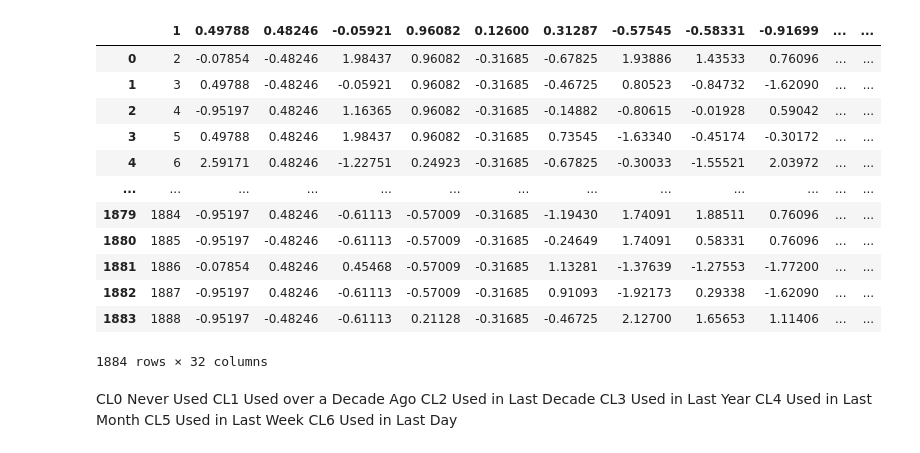
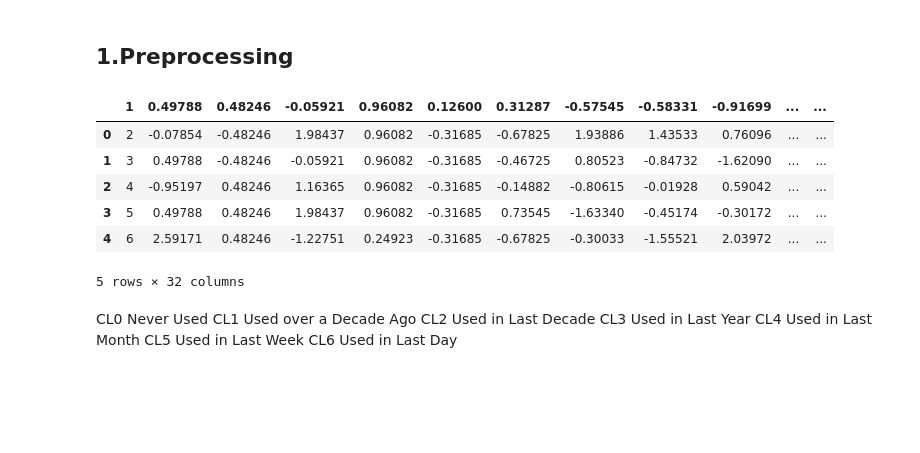
Before and after one commit to QuentinNav/Python_For_Data_Analysis_Drug_Consumption, a Jupyter notebook: Project_python_for_data_analysis.ipynb, the cells around one changed output. Saved outputs shown, nothing was run; the diff lists cells and outputs as text; code cells hidden in the pictures; blank space fills up the shorter version.

```diff
--- a/Project_python_for_data_analysis.ipynb
+++ b/Project_python_for_data_analysis.ipynb
@@ -5,3 +12,5 @@ Bruno Pincet, Quentin Navarre
+# %% [markdown]
+## 1.Preprocessing
 # %%
 import numpy as np
 import pandas as pd
@@ -8,21 +23,15 @@ import pandas as pd
 # %%
 df=pd.read_csv("https://archive.ics.uci.edu/ml/machine-learning-databases/00373/drug_consumption.data")
 # %%
-df
+df.head()
 # %% [output]
 |  | 1 | 0.49788 | 0.48246 | -0.05921 | 0.96082 | 0.12600 | 0.31287 | -0.57545 | -0.58331 | -0.91699 | ... | ... |
 | 0 | 2 | -0.07854 | -0.48246 | 1.98437 | 0.96082 | -0.31685 | -0.67825 | 1.93886 | 1.43533 | 0.76096 | ... | ... |
 | 1 | 3 | 0.49788 | -0.48246 | -0.05921 | 0.96082 | -0.31685 | -0.46725 | 0.80523 | -0.84732 | -1.62090 | ... | ... |
 | 2 | 4 | -0.95197 | 0.48246 | 1.16365 | 0.96082 | -0.31685 | -0.14882 | -0.80615 | -0.01928 | 0.59042 | ... | ... |
 | 3 | 5 | 0.49788 | 0.48246 | 1.98437 | 0.96082 | -0.31685 | 0.73545 | -1.63340 | -0.45174 | -0.30172 | ... | ... |
 | 4 | 6 | 2.59171 | 0.48246 | -1.22751 | 0.24923 | -0.31685 | -0.67825 | -0.30033 | -1.55521 | 2.03972 | ... | ... |
-| ... | ... | ... | ... | ... | ... | ... | ... | ... | ... | ... | ... | ... |
-| 1879 | 1884 | -0.95197 | 0.48246 | -0.61113 | -0.57009 | -0.31685 | -1.19430 | 1.74091 | 1.88511 | 0.76096 | ... | ... |
-| 1880 | 1885 | -0.95197 | -0.48246 | -0.61113 | -0.57009 | -0.31685 | -0.24649 | 1.74091 | 0.58331 | 0.76096 | ... | ... |
-| 1881 | 1886 | -0.07854 | 0.48246 | 0.45468 | -0.57009 | -0.31685 | 1.13281 | -1.37639 | -1.27553 | -1.77200 | ... | ... |
-| 1882 | 1887 | -0.95197 | 0.48246 | -0.61113 | -0.57009 | -0.31685 | 0.91093 | -1.92173 | 0.29338 | -1.62090 | ... | ... |
-| 1883 | 1888 | -0.95197 | -0.48246 | -0.61113 | 0.21128 | -0.31685 | -0.46725 | 2.12700 | 1.65653 | 1.11406 | ... | ... |
-1884 rows × 32 columns
+5 rows × 32 columns
 # %% [markdown]
 CL0 Never Used
 CL1 Used over a Decade Ago
```
Also changed, not shown: parts of 21 cells of this notebook.
